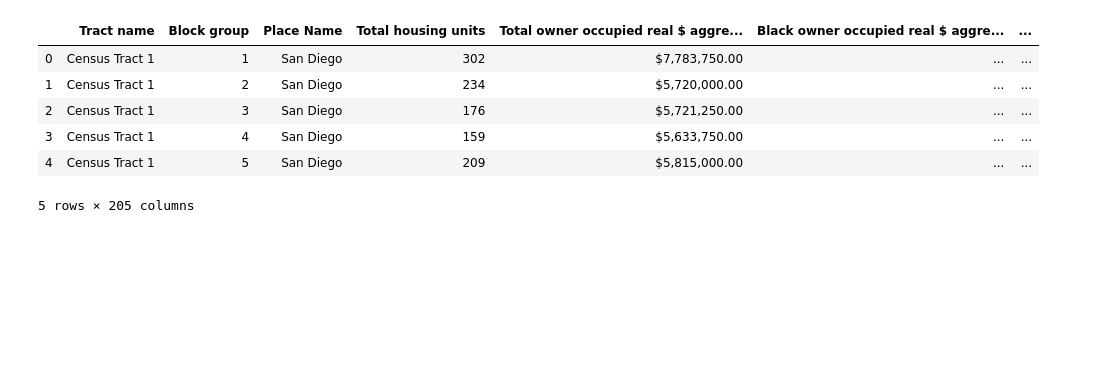
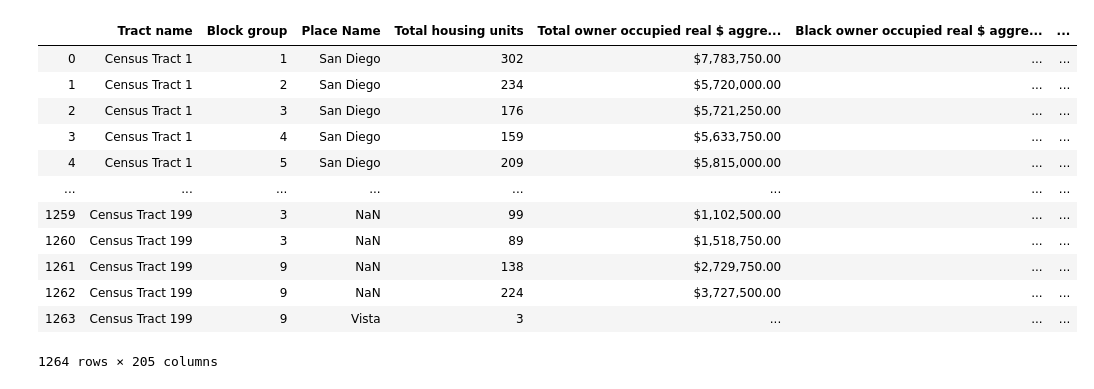
Before and after one commit to TerrileJ/DataHacks, a Jupyter notebook: housing_population_analysis.ipynb, the cells around one changed output. Cells and saved outputs as stored; diff of their text form; code cells hidden in the pictures; blank space fills up the shorter version.

```diff
--- a/housing_population_analysis.ipynb
+++ b/housing_population_analysis.ipynb
@@ -7,14 +7,22 @@ import matplotlib
 # Imports relevant CSVs
 housing_df = pd.read_csv("SD1970_housing.csv")
 population_df = pd.read_csv("SD1970_population.csv")
+
+pd.set_option('display.max_colwidth', 100)
 # %%
-housing_df.head()
+housing_df#.head()
 # %% [output]
 |  | Tract name | Block group | Place Name | Total housing units | Total owner occupied real $ aggre... | Black owner occupied real $ aggre... | ... |
 | 0 | Census Tract 1 | 1 | San Diego | 302 | $7,783,750.00 | ... | ... |
 | 1 | Census Tract 1 | 2 | San Diego | 234 | $5,720,000.00 | ... | ... |
 | 2 | Census Tract 1 | 3 | San Diego | 176 | $5,721,250.00 | ... | ... |
 | 3 | Census Tract 1 | 4 | San Diego | 159 | $5,633,750.00 | ... | ... |
 | 4 | Census Tract 1 | 5 | San Diego | 209 | $5,815,000.00 | ... | ... |
+| ... | ... | ... | ... | ... | ... | ... | ... |
+| 1259 | Census Tract 199 | 3 | NaN | 99 | $1,102,500.00 | ... | ... |
+| 1260 | Census Tract 199 | 3 | NaN | 89 | $1,518,750.00 | ... | ... |
+| 1261 | Census Tract 199 | 9 | NaN | 138 | $2,729,750.00 | ... | ... |
+| 1262 | Census Tract 199 | 9 | NaN | 224 | $3,727,500.00 | ... | ... |
+| 1263 | Census Tract 199 | 9 | Vista | 3 | ... | ... | ... |
-5 rows × 205 columns
+1264 rows × 205 columns
 # %%
```
Also changed, not shown: parts of 3 cells of this notebook.
